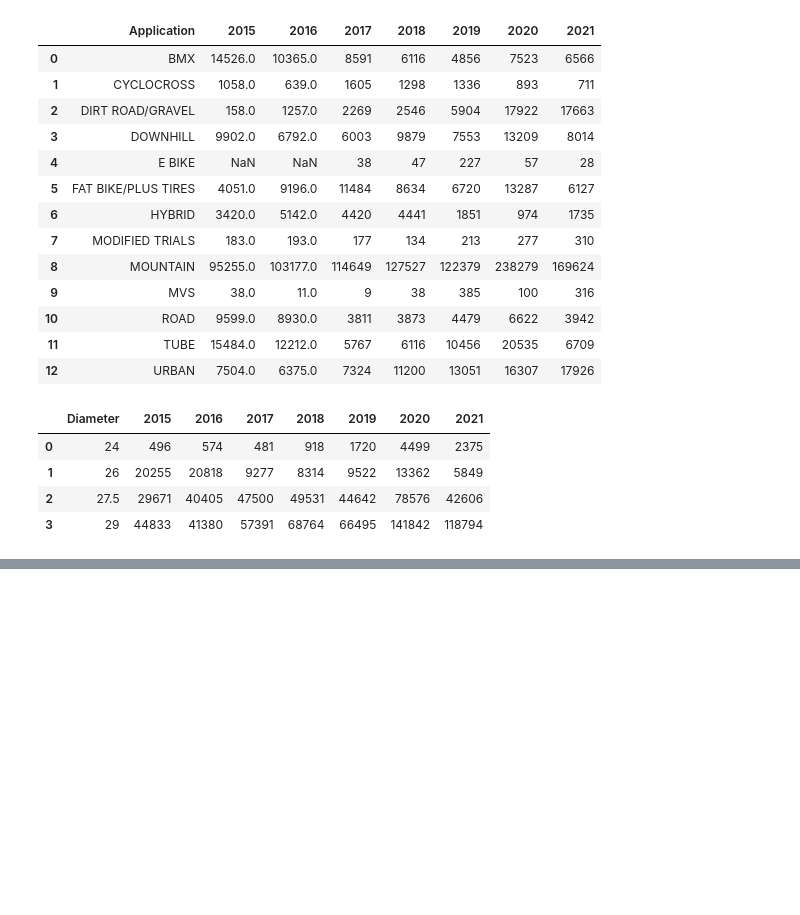
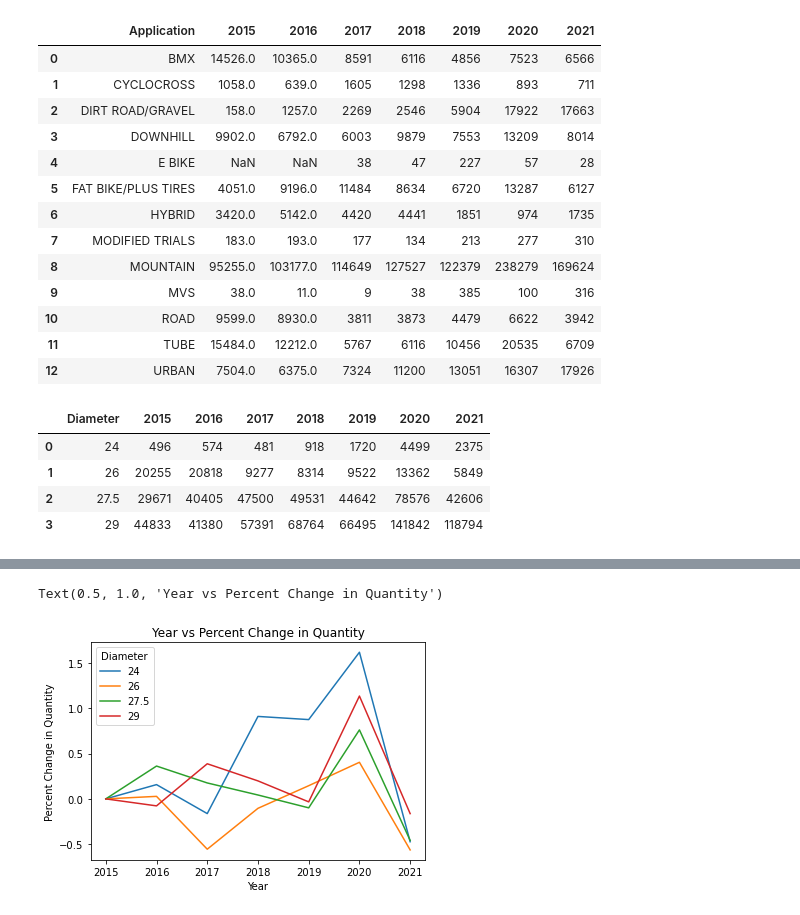
Before and after one commit to 2Delta/GT-Coding-Boot-Camp_Project-1, a Jupyter notebook: Project_01_BicycleSales_01.ipynb, the cells around one changed output, grey strips where cells are left out. Saved outputs shown, nothing was run; the diff lists cells and outputs as text; code cells hidden in the pictures; blank space fills up the shorter version.

```diff
--- a/Project_01_BicycleSales_01.ipynb
+++ b/Project_01_BicycleSales_01.ipynb
@@ -258,0 +246,4 @@ plt.show()
+# %%
+#Percent change usind .pct_change()
+pct_chng_diameter = diameter_year_df.set_index("Diameter").transpose().pct_change().fillna(0)
+pct_chng_diameter
@@ -258,0 +259,9 @@ plt.show()
+# %%
+#figure of percent change
+pct_chng_diameter.plot()
+plt.xlabel('Year')
+plt.ylabel('Percent Change in Quantity')
+plt.title('Year vs Percent Change in Quantity')
+# %% [output]
+Text(0.5, 1.0, 'Year vs Percent Change in Quantity')
+[figure, added]
```
Also changed, not shown: parts of 5 cells of this notebook.
